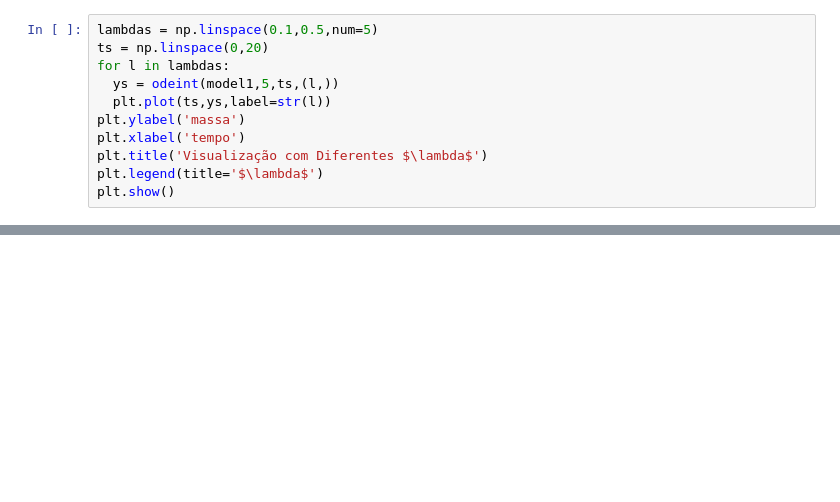
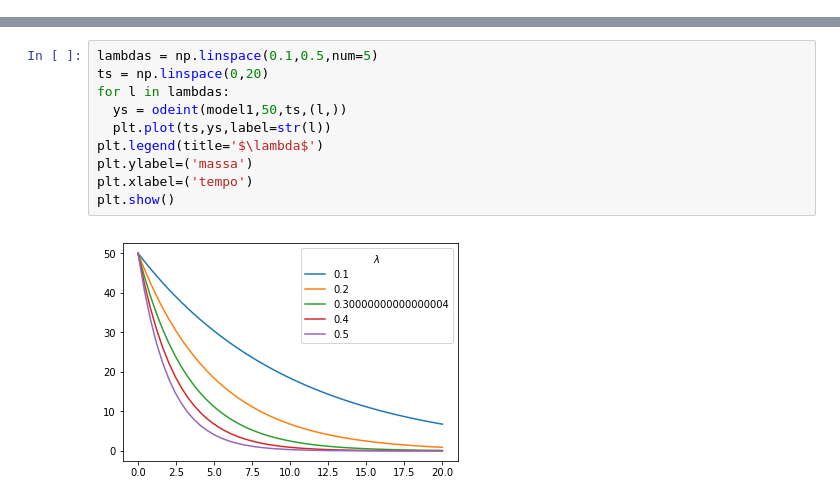
Before and after one commit to gil-miranda/university-courses, a Jupyter notebook: analise-numerica-edo-2019-1/EDOs.ipynb, the cells around one changed output, grey strips where cells are left out. Saved outputs shown, nothing was run; the diff lists cells and outputs as text; blank space fills up the shorter version.

```diff
--- a/analise-numerica-edo-2019-1/EDOs.ipynb
+++ b/analise-numerica-edo-2019-1/EDOs.ipynb
@@ -91,11 +0,0 @@ Vamos observar que alterando o coeficiente $\lambda$, obtemos uma nova solução
-# %%
-lambdas = np.linspace(0.1,0.5,num=5)
-ts = np.linspace(0,20)
-for l in lambdas:
-  ys = odeint(model1,5,ts,(l,))
-  plt.plot(ts,ys,label=str(l))
-plt.ylabel('massa')
-plt.xlabel('tempo')
-plt.title('Visualização com Diferentes $\lambda$')
-plt.legend(title='$\lambda$')
-plt.show()
@@ -234,0 +80,12 @@ Agora escrevemos um modelo de forma vetorial
+# %%
+lambdas = np.linspace(0.1,0.5,num=5)
+ts = np.linspace(0,20)
+for l in lambdas:
+  ys = odeint(model1,50,ts,(l,))
+  plt.plot(ts,ys,label=str(l))
+plt.legend(title='$\lambda$')
+plt.ylabel=('massa')
+plt.xlabel=('tempo')
+plt.show()
+# %% [output]
+[figure, added]
```
Also changed, not shown: parts of 48 cells of this notebook.
